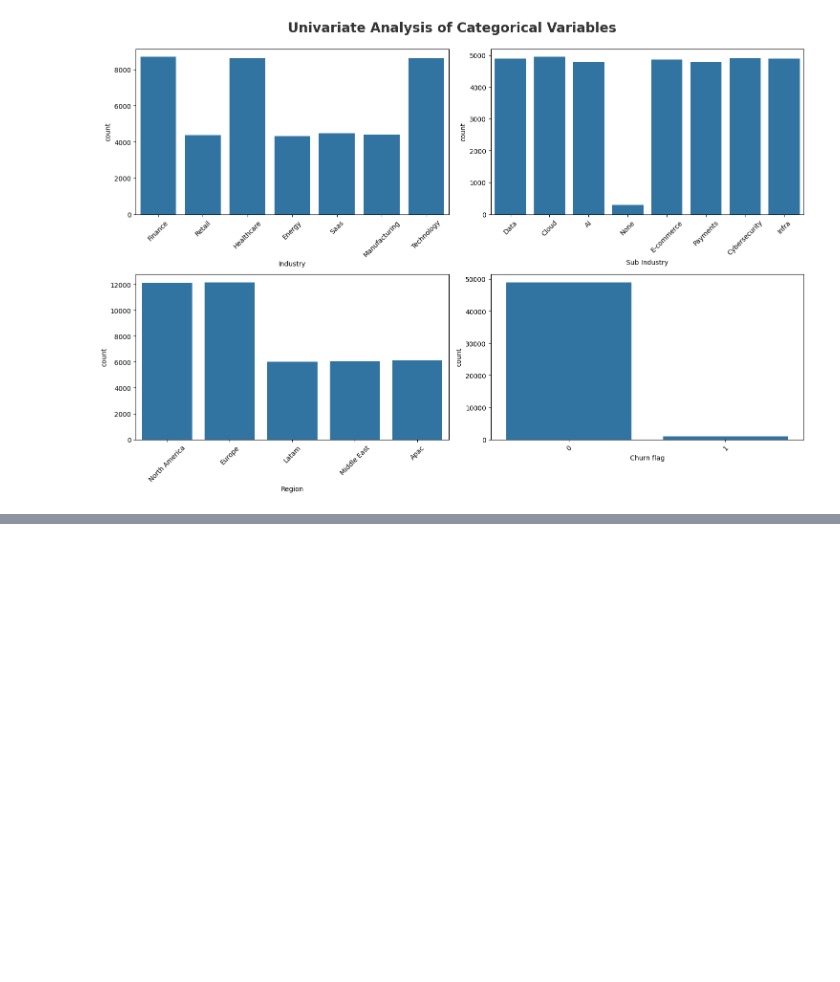
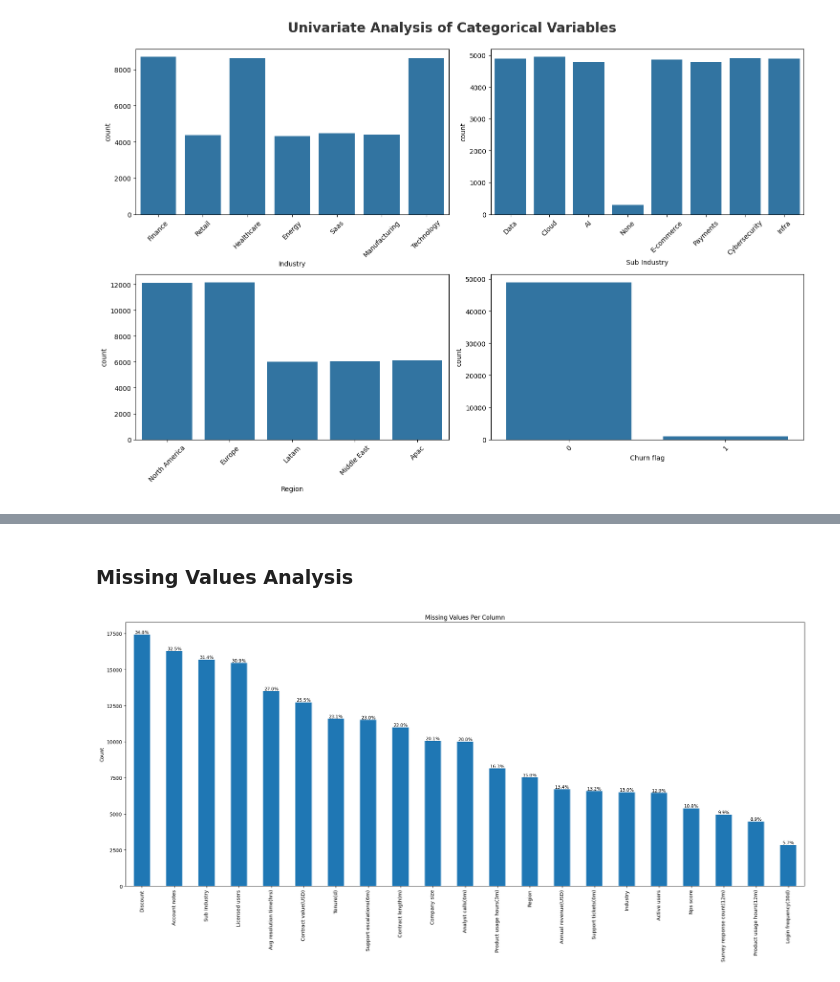
Before and after one commit to prathamgarg08/Churn-Prediction, a Jupyter notebook: notebooks/EDA.ipynb, the cells around one changed output, grey strips where cells are left out. Saved outputs shown, nothing was run; the diff lists cells and outputs as text; code cells hidden in the pictures; blank space fills up the shorter version.

Commit message:
Missing Values Analysis

```diff
--- a/notebooks/EDA.ipynb
+++ b/notebooks/EDA.ipynb
@@ -304,0 +325,19 @@ plt.show()
+# %% [markdown]
+### Missing Values Analysis
+# %%
+na_counts=df.isna().sum()
+na_counts=na_counts[na_counts>0].sort_values(ascending=False)
+na_props=na_counts/len(df)
+
+ax=na_counts.plot.bar(figsize=(20,10),title="Missing Values Per Column")
+ax.set_ylabel("Count")
+ax.grid(False)
+
+for patch,prop in zip(ax.patches,na_props):
+    ax.annotate(f"{prop:.1%}",
+                (patch.get_x()+patch.get_width() / 2, patch.get_height()),
+                ha="center",va="bottom",fontsize=9)
+plt.tight_layout()
+plt.show()
+# %% [output]
+[figure, added]
```
Also changed, not shown: parts of 25 cells of this notebook, 5 other files.
